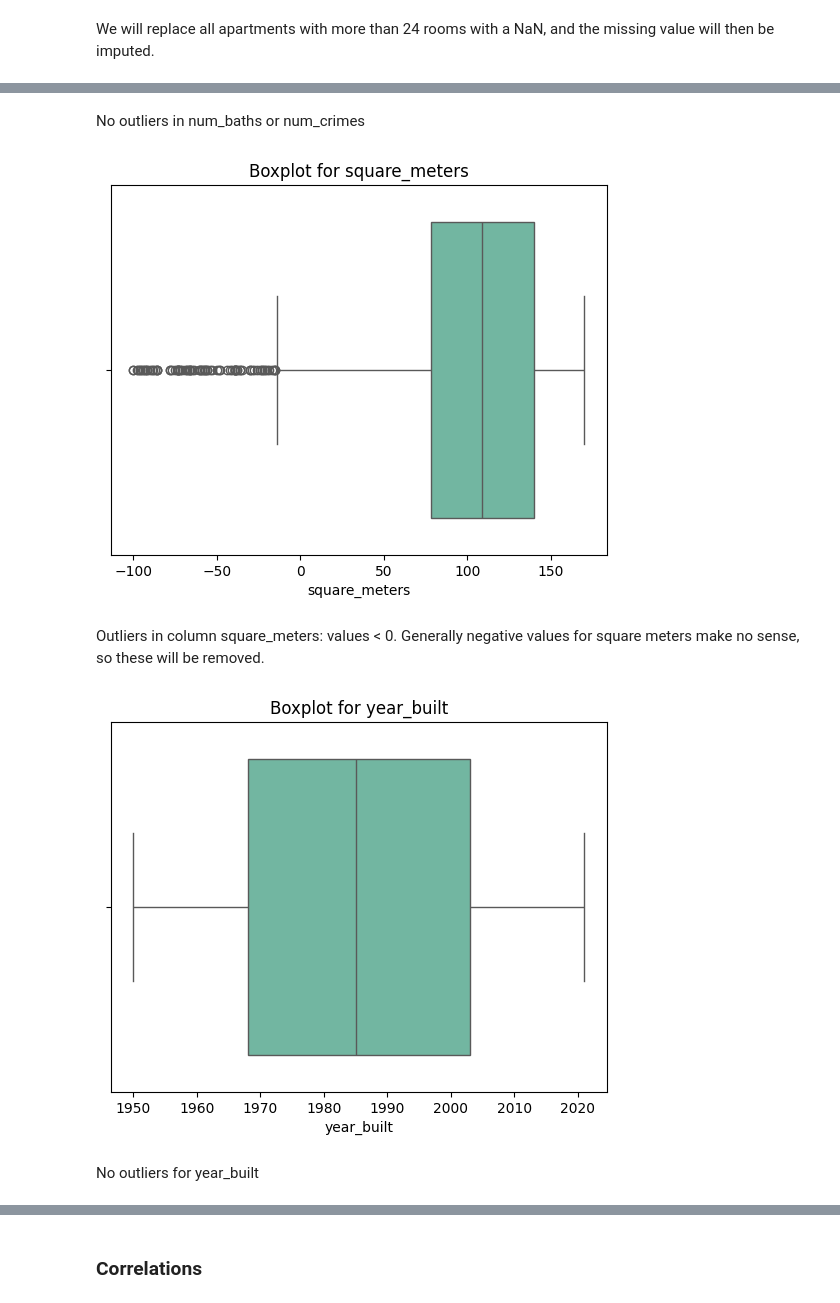
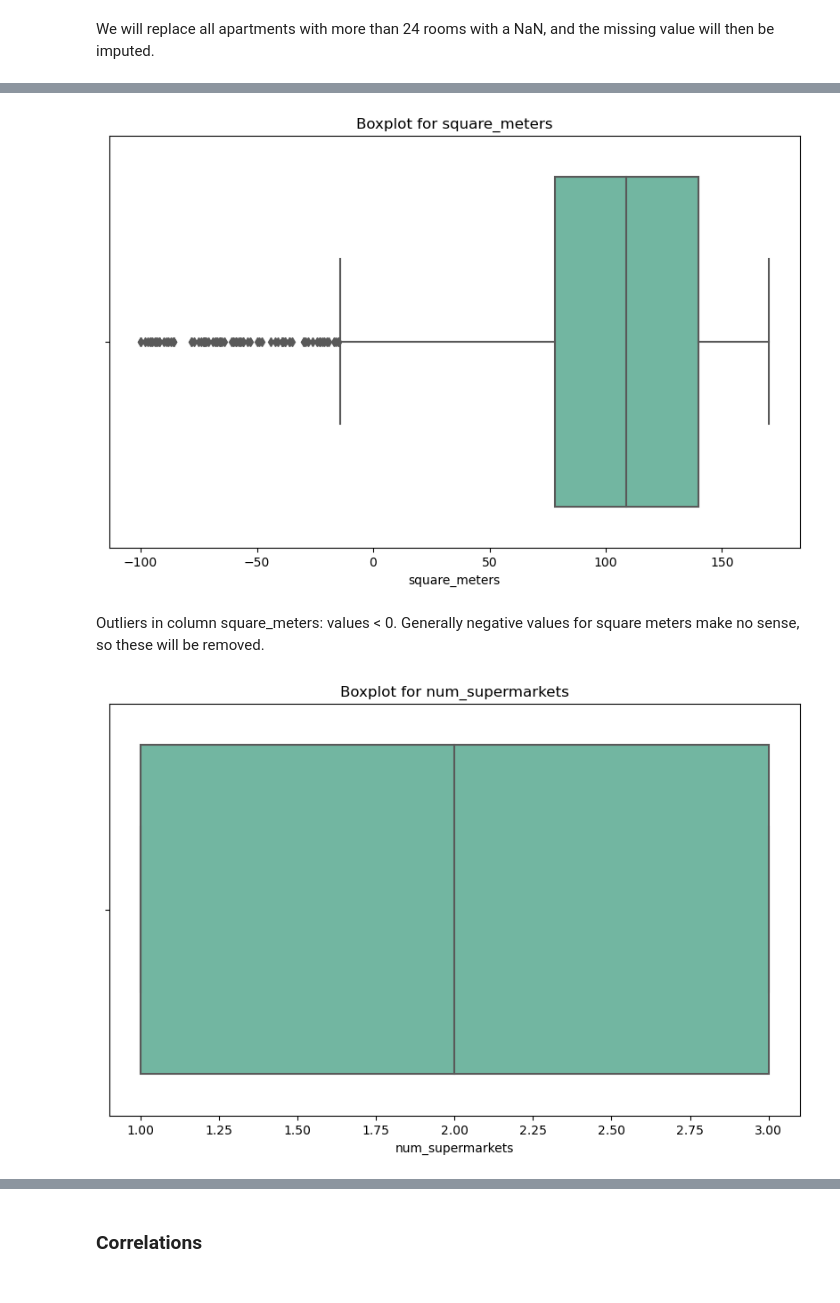
Before and after one commit to ollie-gats/ML_house_price_prediction_project, a Jupyter notebook: house_price_project_les_corts.ipynb, the cells around one changed output, grey strips where cells are left out. Saved outputs shown, nothing was run; the diff lists cells and outputs as text; code cells hidden in the pictures.

```diff
--- a/house_price_project_les_corts.ipynb
+++ b/house_price_project_les_corts.ipynb
@@ -224,22 +298,23 @@ plt.show()
-# %% [markdown]
-No outliers in num_baths or num_crimes
 # %%
-sns.boxplot(x=df['square_meters'], palette="Set2", legend=False)
+# Focusing on outliers for square_meters
+plt.figure(figsize=(10, 6))
+sns.boxplot(x=df['square_meters'], palette="Set2")
 plt.title("Boxplot for square_meters")
 
 # Show the plot
 plt.show()
 # %% [output]
-[figure, old version]
+[figure, new version]
 # %% [markdown]
 Outliers in column square_meters: values < 0. Generally negative values for square meters make no sense, so these will be removed.
 # %%
-sns.boxplot(x=df['year_built'], palette="Set2", legend=False)
-plt.title("Boxplot for year_built")
+# Focusing on the number of supermarkets
+
+plt.figure(figsize=(10, 6))
+sns.boxplot(x=df['num_supermarkets'], palette="Set2")
+plt.title("Boxplot for num_supermarkets")
 
 # Show the plot
 plt.show()
 # %% [output]
-[figure, old version]
+[figure, new version]
-# %% [markdown]
-No outliers for year_built
```
Also changed, not shown: parts of 63 cells of this notebook.
